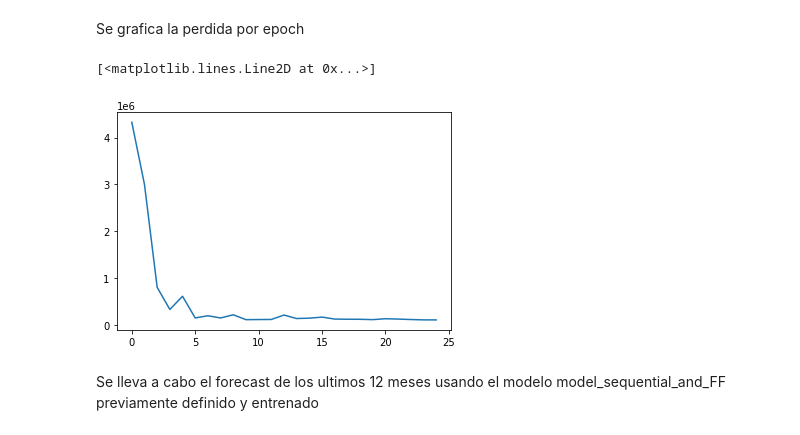
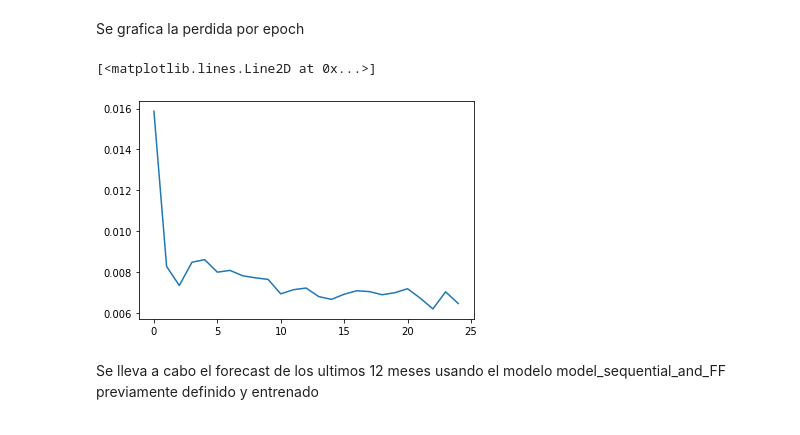
Before and after one commit to Sergio-Ibarra-1795/Diplomado_UNAM_DC_Full_gitHub, a Jupyter notebook: Diplomado_DS_Proyecto_Final/Demanda_electrico_LSTM_full_y_normaliacion.ipynb, the cells around one changed output. Drawn from its saved outputs; the diff is of its cells as text; code cells hidden in the pictures.

Commit message:
Demanda electrico LSTM full + normalizacion

```diff
--- a/Diplomado_DS_Proyecto_Final/Demanda_electrico_LSTM_full_y_normaliacion.ipynb
+++ b/Diplomado_DS_Proyecto_Final/Demanda_electrico_LSTM_full_y_normaliacion.ipynb
@@ -592,0 +608,4 @@ array=[1819.58   1895.33   1765.86   1642.7    1895.54   2051.72   1962.05
+# %%
+demanda_electrico_train_data_pretratamiento_media_scaled = MinMax_scaler.transform(demanda_electrico_train_data_pretratamiento_media_para_min_max)
+demanda_electrico_test_data_pretratamiento_media_scaled = MinMax_scaler.transform(demanda_electrico_test_data_pretratamiento_media_para_min_max)
+demanda_electrico_train_data_pretratamiento_media_scaled
@@ -595,8 +632,8 @@ Se generan sets de n_input datos para con ellos predecir el t+1 dato, y así los
 # %%
 n_input = 24
 
-data = demanda_electrico_train_data_pretratamiento_media
+data = demanda_electrico_train_data_pretratamiento_media_scaled
 targets = data
 
-demanda_electrico_train_generator_pretratamiento_media = TimeseriesGenerator(data, targets, length=n_input, batch_size=1)
+demanda_electrico_train_generator_pretratamiento_media_scaled = TimeseriesGenerator(data, targets, length=n_input, batch_size=1)
 # %%
@@ -622,8 +671,8 @@ n_input = 24
 n_features = 1
 
 # define model
-model_LSTM_electrico_pretratamiento_media = Sequential()
-model_LSTM_electrico_pretratamiento_media.add(LSTM(100, activation='relu', input_shape=(n_input, n_features)))
-model_LSTM_electrico_pretratamiento_media.add(Dense(1))
-model_LSTM_electrico_pretratamiento_media.compile(optimizer='adam', loss='mse')
+model_LSTM_electrico_pretratamiento_media_scaled = Sequential()
+model_LSTM_electrico_pretratamiento_media_scaled.add(LSTM(100, activation='relu', input_shape=(n_input, n_features)))
+model_LSTM_electrico_pretratamiento_media_scaled.add(Dense(1))
+model_LSTM_electrico_pretratamiento_media_scaled.compile(optimizer='adam', loss='mse')
 # %%
@@ -646,6 +695,6 @@ _________________________________________________________________
 Entrenamos el modelo  Feed Forward Sequential Neural Network con el demanda_electrico_scaled_train_generator.
 Es decir se está entrenando al modelo para que con los valores de entrenamiento "ajuste sus pesos y bias" de manera que se esté tomando n_inputs como "variables predictoas" y el +1 valor después de los n_input como variable dependiente Y. y asñi se va recorriendo el n_input. De manera que se tienen n_total_elementos_en_train - n_input valores de entrada de tamaño n_input y n_total_elementos_en_train - n_input valores de salida de tamaño 1 (Representando la Y calculada)
 # %%
-model_LSTM_electrico_pretratamiento_media.fit(demanda_electrico_train_generator_pretratamiento_media, epochs=25)
+model_LSTM_electrico_pretratamiento_media_scaled.fit(demanda_electrico_train_generator_pretratamiento_media_scaled, epochs=25)
 # %% [output]
 Epoch 1/25
@@ -669,11 +718,11 @@ Epoch 25/25
 # %% [markdown]
 Se grafica la perdida por epoch
 # %%
-loss_per_epoch = model_LSTM_electrico_pretratamiento_media.history.history['loss']
+loss_per_epoch = model_LSTM_electrico_pretratamiento_media_scaled.history.history['loss']
 plt.plot(range(len(loss_per_epoch)),loss_per_epoch)
 # %% [output]
 [<matplotlib.lines.Line2D at 0x...>]
-[figure, old version]
+[figure, new version]
 # %% [markdown]
 Se lleva a cabo el forecast de los ultimos 12 meses usando el modelo model_sequential_and_FF previamente definido y entrenado
 # %% [markdown]
```
Also changed, not shown: parts of 26 cells of this notebook.
